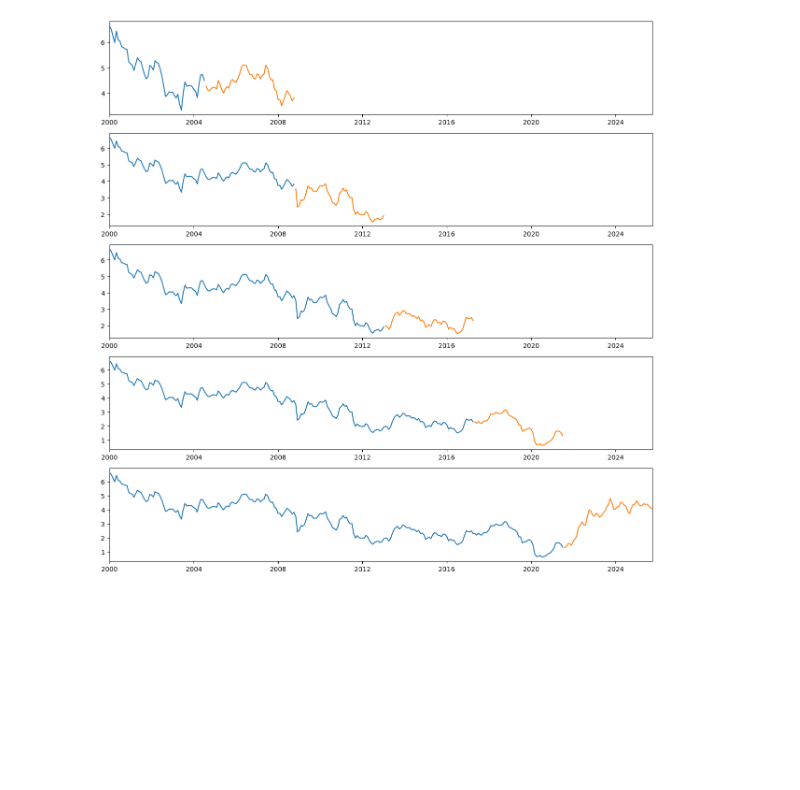
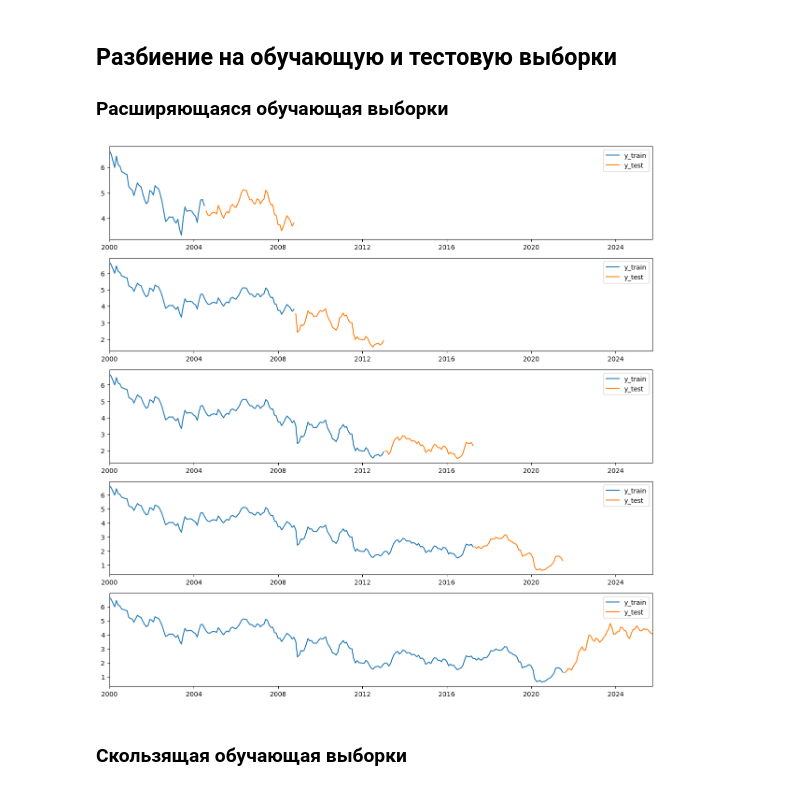
Before and after one commit to artamonoff/econometrica, a Jupyter notebook: time-series-analysis/jupyter-notebooks/cross-validation-viz.ipynb, the cells around one changed output. Cells and saved outputs as stored; diff of their text form; code cells hidden in the pictures; blank space fills up the shorter version.

```diff
--- a/time-series-analysis/jupyter-notebooks/cross-validation-viz.ipynb
+++ b/time-series-analysis/jupyter-notebooks/cross-validation-viz.ipynb
@@ -14,19 +17,26 @@ import warnings
 warnings.simplefilter(action='ignore', category=Warning)
 # %%
 y = web.DataReader(name='GS10', data_source='fred', start='2000-01')
+# %% [markdown]
+## Разбиение на обучающую и тестовую выборки
+
+### Расширяющаяся обучающая выборки
 # %%
 N_SPLITS = 5
 
 folds = TimeSeriesSplit(n_splits=N_SPLITS)
 
 fig, axs = plt.subplots(nrows=N_SPLITS, ncols=1, figsize=(15, 3*N_SPLITS))
 
 for i, (train_index, valid_index) in enumerate(folds.split(y)):
 	axs[i].set_xlim(left=y.index[0], right=y.index[-1])
-	axs[i].plot(y.iloc[train_index])
-	axs[i].plot(y.iloc[valid_index])
+	axs[i].plot(y.iloc[train_index], label='y_train')
+	axs[i].plot(y.iloc[valid_index], label='y_test')
+	axs[i].legend()
 # %% [output]
-[figure, old version]
+[figure, new version]
+# %% [markdown]
+### Скользящая обучающая выборки
 # %%
 N_SPLITS = 5
 
```
Also changed, not shown: parts of 5 cells of this notebook.
